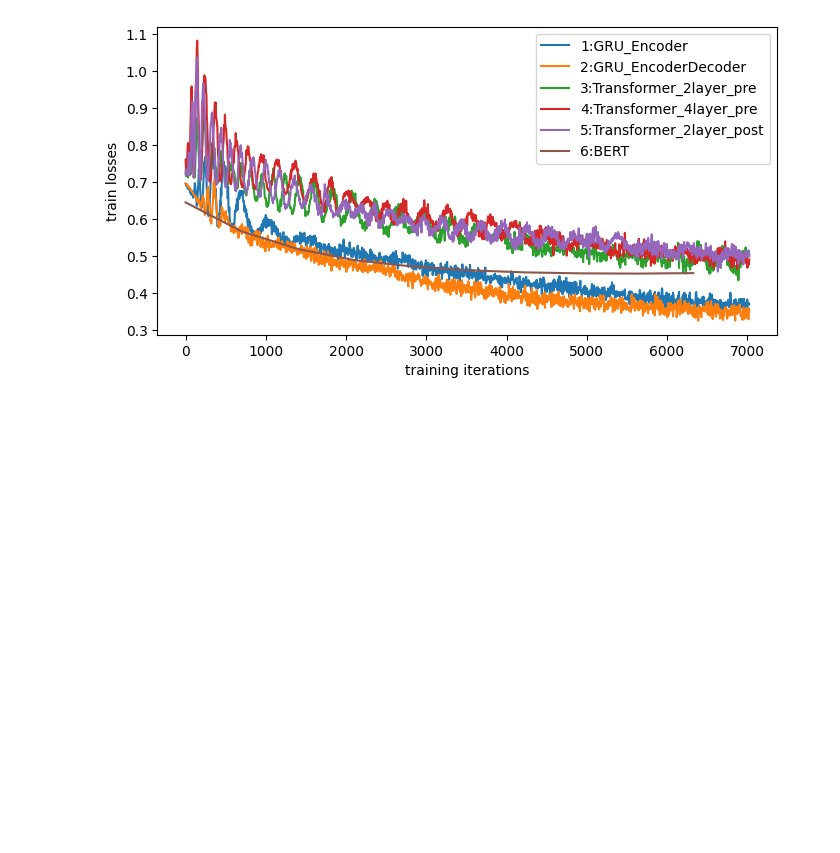
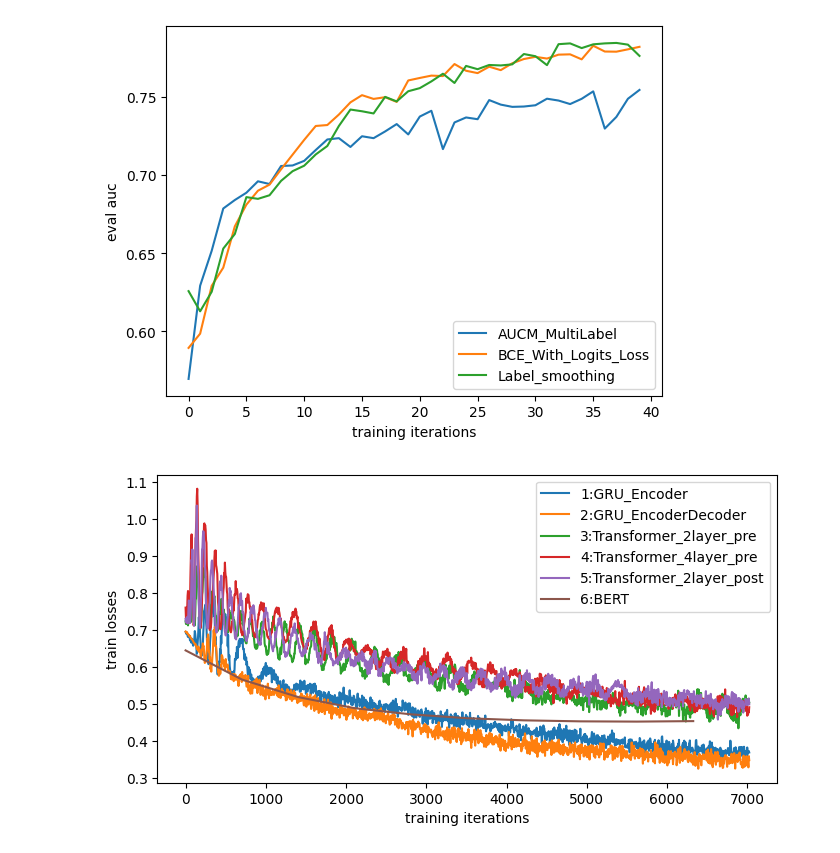
Before and after one commit to haooyuee/xrayvision-diy, a Jupyter notebook: plot.ipynb, the cells around one changed output. Drawn from its saved outputs; the diff is of its cells as text; code cells hidden in the pictures; blank space fills up the shorter version.

```diff
--- a/plot.ipynb
+++ b/plot.ipynb
@@ -5,6 +5,38 @@ import matplotlib.pyplot as plt
 import os
 import json
 #from utils import *
+# %%
+def generate_plots(list_of_dirs, legend_names, save_path):
+    """ Generate plots according to log
+    :param list_of_dirs: List of paths to log directories
+    :param legend_names: List of legend names
+    :param save_path: Path to save the figs
+    """
+    assert len(list_of_dirs) == len(legend_names), "Names and log directories must have same length"
+    data = {}
+    for logdir, name in zip(list_of_dirs, legend_names):
+        json_path = os.path.join(logdir, 'args.json')
+        assert os.path.exists(os.path.join(logdir, 'args.json')), f"No json file in {logdir}"
+        with open(json_path, 'r') as f:
+            data[name] = json.load(f)
+
+    for yaxis in ['eval_auc']:
+        fig, ax = plt.subplots()
+        for name in data:
+
+            #num_iters = len(data[name]['train_losses'])
+            ax.plot(data[name][yaxis], label=name)
+        ax.legend()
+        ax.set_xlabel('training iterations')
+        ax.set_ylabel(yaxis.replace('_', ' '))
+        #fig.savefig(os.path.join(save_path, f'{yaxis}.png'))
+# %%
+list_of_dirs = ['train_output/AUC', 'train_output/BCE', 'train_output/Smooth']
+legend_names = ['AUCM_MultiLabel', 'BCE_With_Logits_Loss', 'Label_smoothing']
+save_path = 'plot_out'
+generate_plots(list_of_dirs, legend_names, save_path)
+# %% [output]
+[figure, added]
 # %%
 def generate_plots(list_of_dirs, legend_names, save_path):
     """ Generate plots according to log
```
Also changed, not shown: parts of 2 cells of this notebook, 3 other files.
